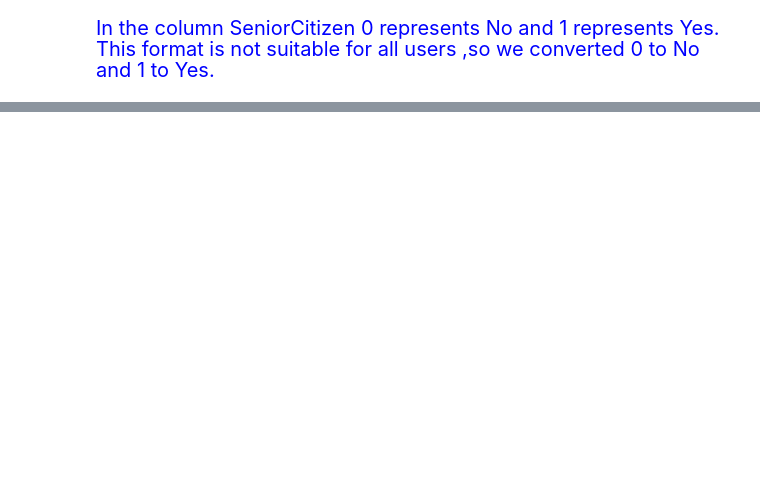
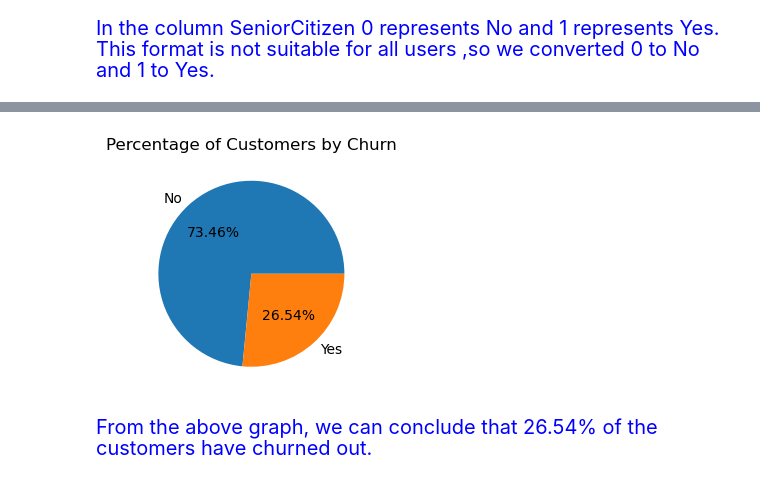
Before and after one commit to Kartika-Nidhi/DS_projects, a Jupyter notebook: EDA.ipynb, the cells around one changed output, grey strips where cells are left out. Saved outputs shown, nothing was run; the diff lists cells and outputs as text; code cells hidden in the pictures; blank space fills up the shorter version.

```diff
--- a/EDA.ipynb
+++ b/EDA.ipynb
@@ -142,0 +154,19 @@ data.head()
+# %%
+plt.figure(figsize = (3,4))
+
+gb = data.groupby('Churn').agg({'Churn':'count'})
+
+plt.pie(gb['Churn'], labels = gb.index, autopct = '%1.2f%%')
+plt.title("Percentage of Customers by Churn")
+plt.show()
+
+
+# g = data['Churn'].groupby(data['Churn']).count()
+# print(g)
+# plt.pie(g, labels = g.index, autopct = '%1.2f%%')
+# plt.show()
+#Grouping in Series
+# %% [output]
+[figure, added]
+# %% [markdown]
+<div style = "color:blue; font-size:20px">From the above graph, we can conclude that 26.54% of the customers have churned out.
```
Also changed, not shown: parts of 3 cells of this notebook.
